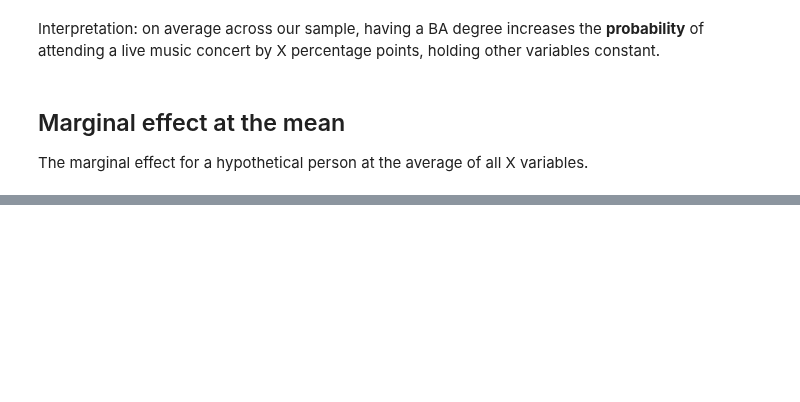
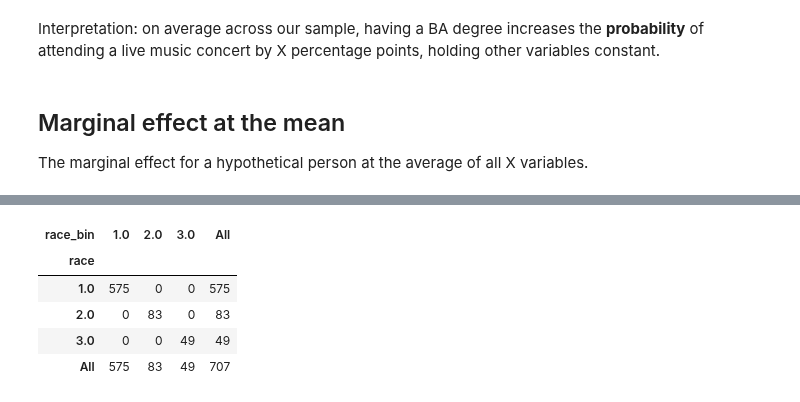
Before and after one commit to Jianru-Yang/hs4002labs_2026, a Jupyter notebook: week6/week6_notebook_student.ipynb, the cells around one changed output, grey strips where cells are left out. Cells and saved outputs as stored; diff of their text form; code cells hidden in the pictures; blank space fills up the shorter version.

```diff
--- a/week6/week6_notebook_student.ipynb
+++ b/week6/week6_notebook_student.ipynb
@@ -225,0 +589,10 @@ comparisons(logit_model1, variables='ba_binary', newdata='mean')
+# %%
+import pandas as pd
+pd.crosstab(df['race'], df['race_bin'], margins=True)
+# %% [output]
+| race_bin | 1.0 | 2.0 | 3.0 | All |
+| race |  |  |  |  |
+| 1.0 | 575 | 0 | 0 | 575 |
+| 2.0 | 0 | 83 | 0 | 83 |
+| 3.0 | 0 | 0 | 49 | 49 |
+| All | 575 | 83 | 49 | 707 |
```
Also changed, not shown: parts of 28 cells of this notebook.
